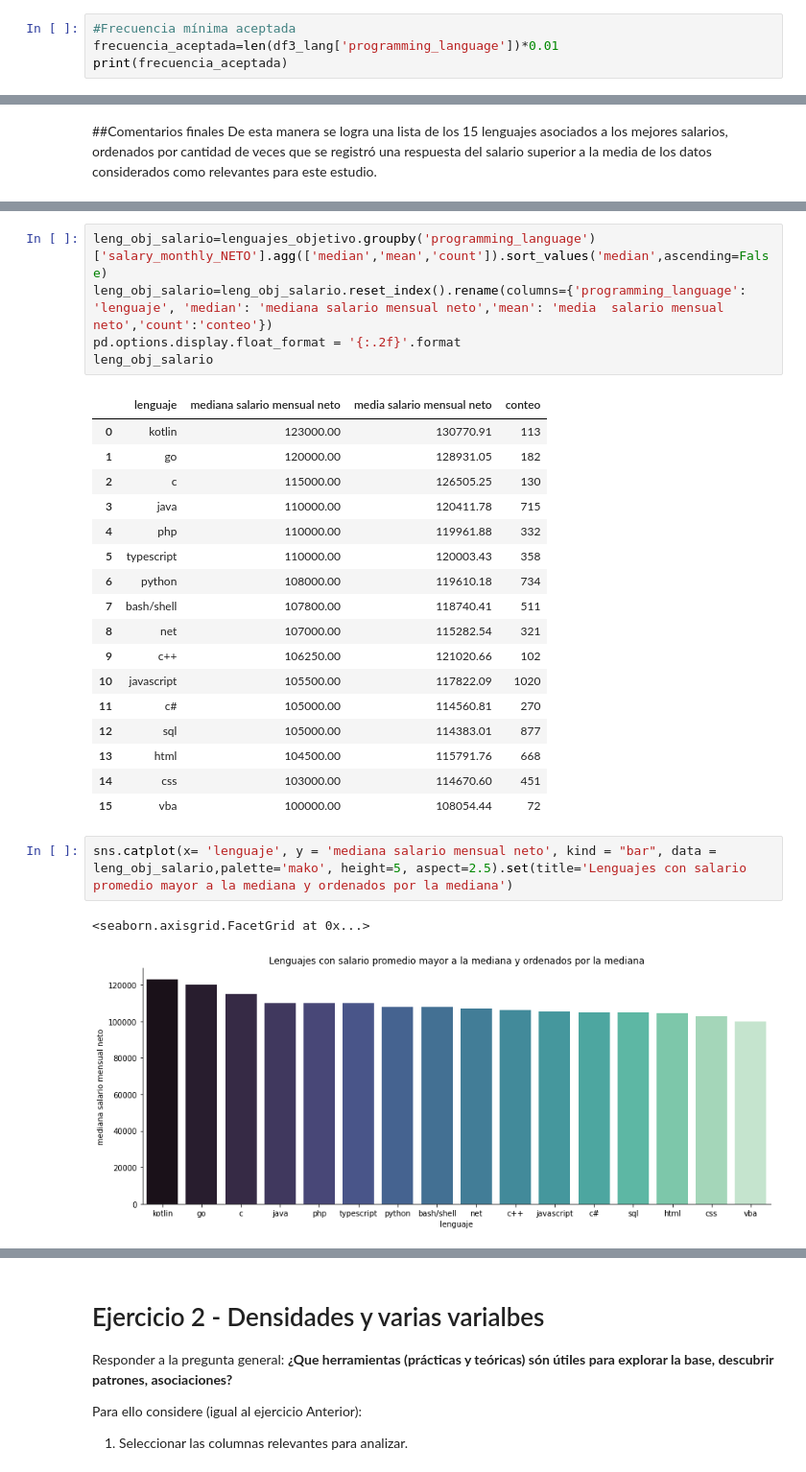
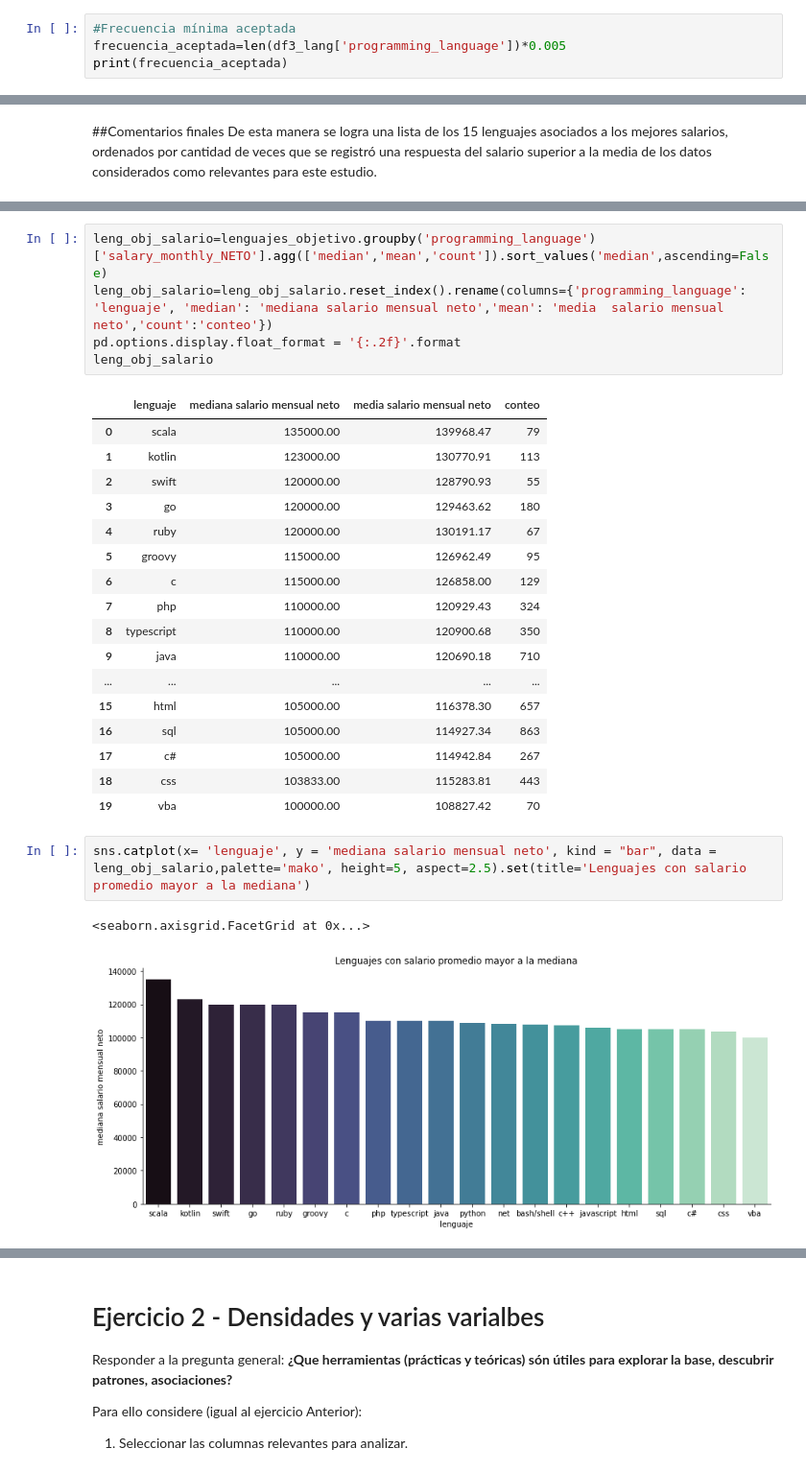
Before and after one commit to RodrigoHRuiz/Diplo2022_Grupo16, a Jupyter notebook: Entregable_Parte_1_Intento_RR.ipynb, the cells around one changed output, grey strips where cells are left out. Shown at 96% size. Cells and saved outputs as stored; diff of their text form.

```diff
--- a/Entregable_Parte_1_Intento_RR.ipynb
+++ b/Entregable_Parte_1_Intento_RR.ipynb
@@ -224,5 +230,5 @@ Se toma la determinación de descartar los lenguajes que representen menos de 1%
 # %%
 #Frecuencia mínima aceptada
-frecuencia_aceptada=len(df3_lang['programming_language'])*0.01
+frecuencia_aceptada=len(df3_lang['programming_language'])*0.005
 print(frecuencia_aceptada)
 # %% [output]
@@ -304,27 +305,27 @@ pd.options.display.float_format = '{:.2f}'.format
 leng_obj_salario
 # %% [output]
 |  | lenguaje | mediana salario mensual neto | media salario mensual neto | conteo |
-| 0 | kotlin | 123000.00 | 130770.91 | 113 |
-| 1 | go | 120000.00 | 128931.05 | 182 |
-| 2 | c | 115000.00 | 126505.25 | 130 |
-| 3 | java | 110000.00 | 120411.78 | 715 |
-| 4 | php | 110000.00 | 119961.88 | 332 |
-| 5 | typescript | 110000.00 | 120003.43 | 358 |
-| 6 | python | 108000.00 | 119610.18 | 734 |
-| 7 | bash/shell | 107800.00 | 118740.41 | 511 |
-| 8 | net | 107000.00 | 115282.54 | 321 |
-| 9 | c++ | 106250.00 | 121020.66 | 102 |
-| 10 | javascript | 105500.00 | 117822.09 | 1020 |
-| 11 | c# | 105000.00 | 114560.81 | 270 |
-| 12 | sql | 105000.00 | 114383.01 | 877 |
-| 13 | html | 104500.00 | 115791.76 | 668 |
-| 14 | css | 103000.00 | 114670.60 | 451 |
-| 15 | vba | 100000.00 | 108054.44 | 72 |
+| 0 | scala | 135000.00 | 139968.47 | 79 |
+| 1 | kotlin | 123000.00 | 130770.91 | 113 |
+| 2 | swift | 120000.00 | 128790.93 | 55 |
+| 3 | go | 120000.00 | 129463.62 | 180 |
+| 4 | ruby | 120000.00 | 130191.17 | 67 |
+| 5 | groovy | 115000.00 | 126962.49 | 95 |
+| 6 | c | 115000.00 | 126858.00 | 129 |
+| 7 | php | 110000.00 | 120929.43 | 324 |
+| 8 | typescript | 110000.00 | 120900.68 | 350 |
+| 9 | java | 110000.00 | 120690.18 | 710 |
+| ... | ... | ... | ... | ... |
+| 15 | html | 105000.00 | 116378.30 | 657 |
+| 16 | sql | 105000.00 | 114927.34 | 863 |
+| 17 | c# | 105000.00 | 114942.84 | 267 |
+| 18 | css | 103833.00 | 115283.81 | 443 |
+| 19 | vba | 100000.00 | 108827.42 | 70 |
 # %%
-sns.catplot(x= 'lenguaje', y = 'mediana salario mensual neto', kind = "bar", data = leng_obj_salario,palette='mako', height=5, aspect=2.5).set(title='Lenguajes con salario promedio mayor a la mediana y ordenados por la mediana')
+sns.catplot(x= 'lenguaje', y = 'mediana salario mensual neto', kind = "bar", data = leng_obj_salario,palette='mako', height=5, aspect=2.5).set(title='Lenguajes con salario promedio mayor a la mediana')
 # %% [output]
 <seaborn.axisgrid.FacetGrid at 0x...>
-[figure, old version]
+[figure, new version]
 # %%
 ubicacion=leng_obj_salario.index[leng_obj_salario['lenguaje']=='python'].tolist()
 ubicacion = ubicacion[0] + 1
```
Also changed, not shown: parts of 11 cells of this notebook.
